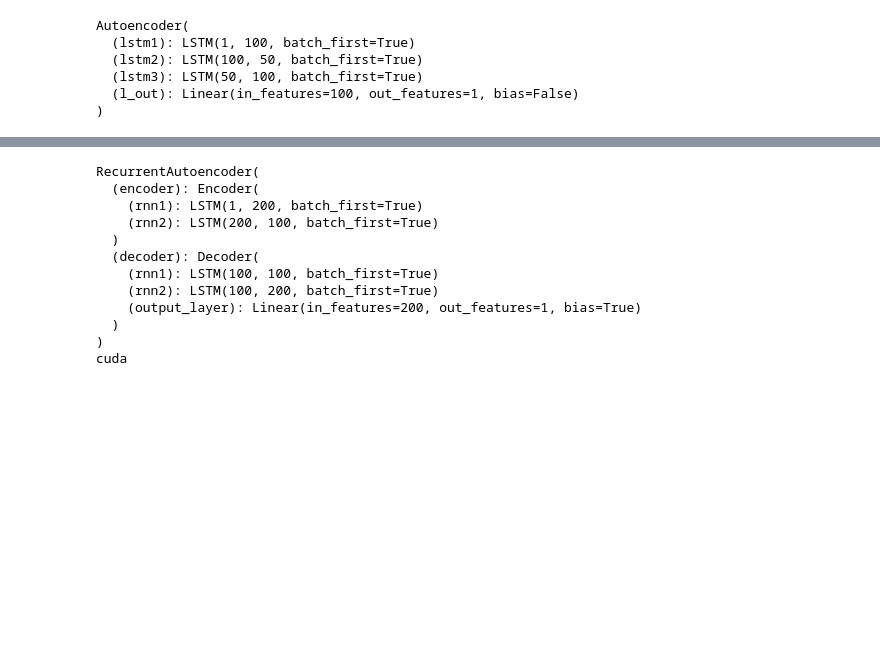
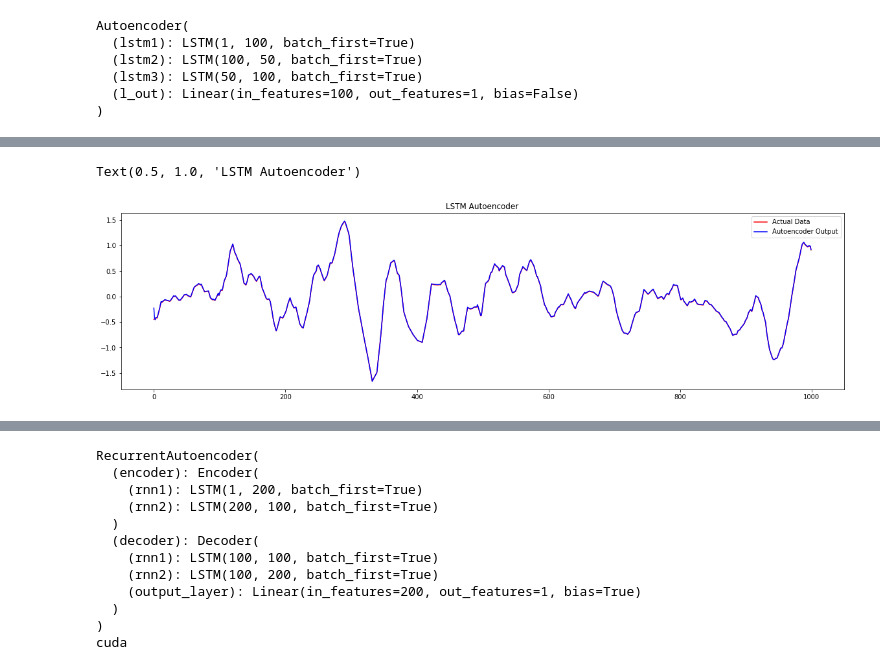
Before and after one commit to aswinanilvarkey96/Deep_Learning_LIRA, a Jupyter notebook: Lira_final.ipynb, the cells around one changed output, grey strips where cells are left out. Cells and saved outputs as stored; diff of their text form; code cells hidden in the pictures; blank space fills up the shorter version.

```diff
--- a/Lira_final.ipynb
+++ b/Lira_final.ipynb
@@ -207,6 +214,7 @@ Text(0.5, 1.0, 'LSTM Autoencoder')
 def train_model(model, train_dataset, n_epochs):
   model_out = np.asarray([])
   model_in = np.asarray([])
+  recon_loss_train = []
   optimizer = torch.optim.Adam(model.parameters(), lr=3e-4)
   criterion = nn.MSELoss()
   #criterion = nn.L1Loss(reduction='sum').to(device)
@@ -228,18 +236,18 @@ def train_model(model, train_dataset, n_epochs):
       if epoch == n_epochs:
         model_out = np.concatenate((model_out,np.reshape(seq_pred.cpu().detach().numpy(),(seq_len,))))
         model_in=np.concatenate((model_in,np.reshape(seq_true.cpu().numpy(),(seq_len,))))
+        recon_loss_train.append(loss.item())
       i+=1
     train_loss = np.mean(train_losses)
     history['train'].append(train_loss)
     print(f'Epoch {epoch}: train loss {train_loss}')
-  return model.eval(), history, model_out, model_in
+  return model.eval(), history, model_out, model_in, recon_loss_train
 
-model, history, model_out, model_in = train_model(
+model, history, model_out, model_in, recon_loss_train = train_model(
   model,
   train_dataset,
-  n_epochs=6
+  n_epochs=100
 )
-
 
 plt.figure(figsize=[20,5])
 plt.plot(model_in[:1000],'r')
@@ -250,0 +275,2 @@ plt.title('LSTM Autoencoder')
+Text(0.5, 1.0, 'LSTM Autoencoder')
+[figure, added]
```
Also changed, not shown: parts of 18 cells of this notebook.
